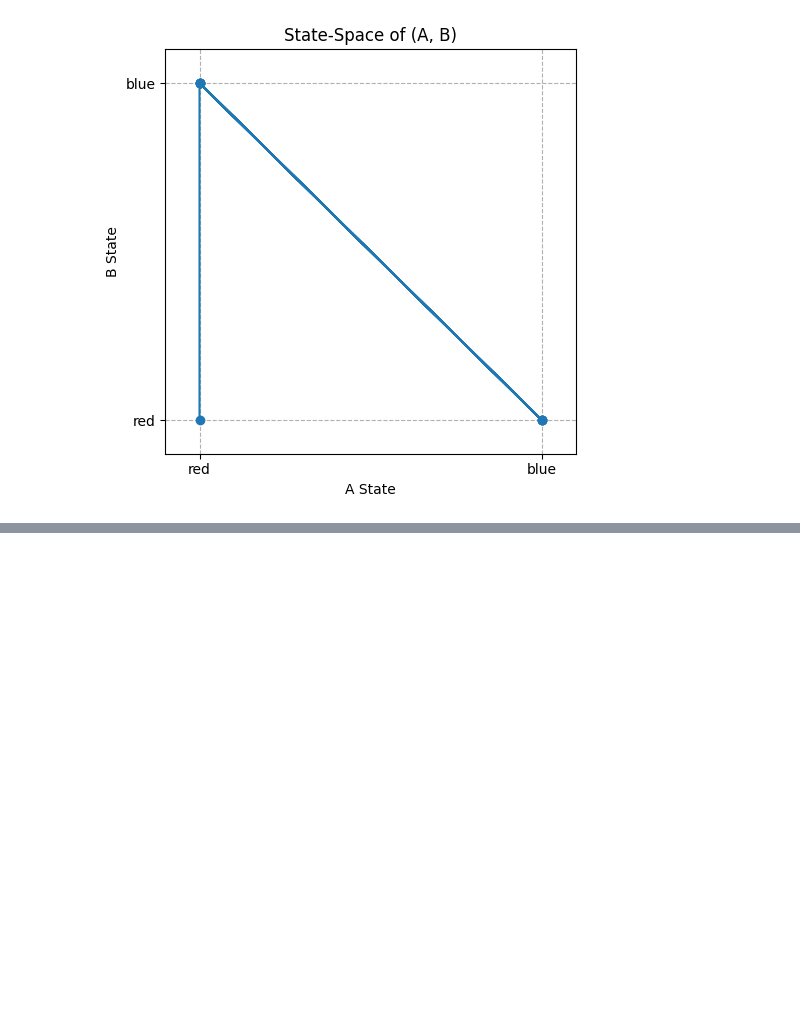
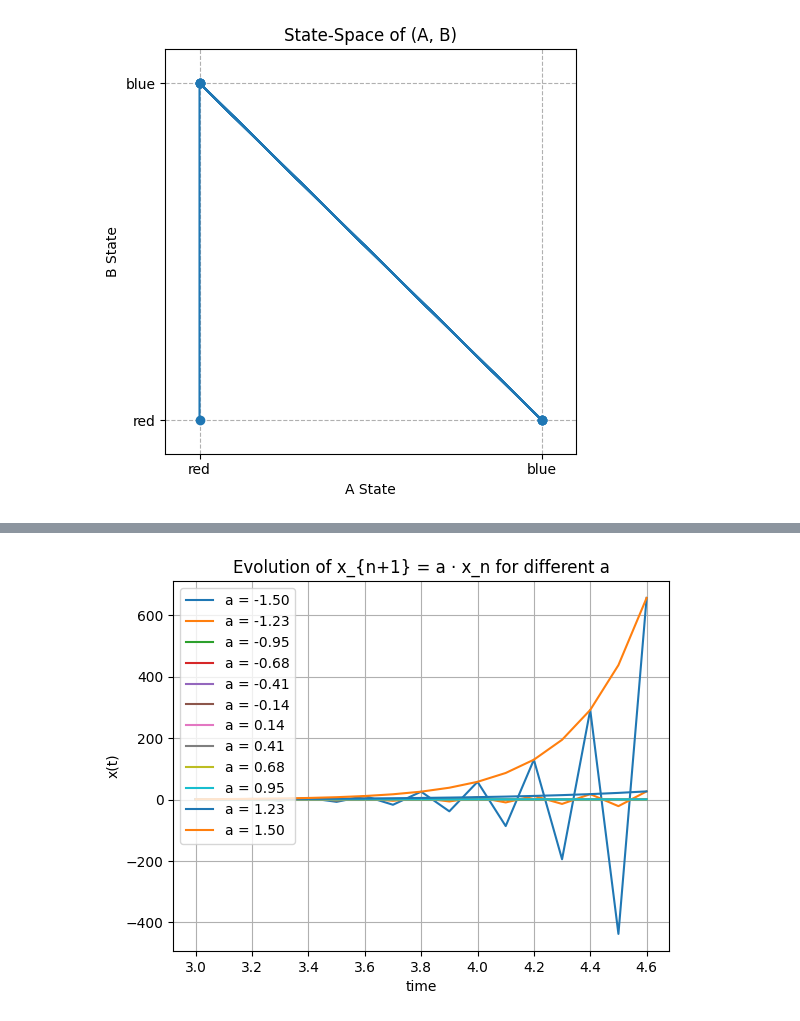
Before and after one commit to SearchingAlpha/mathematical-modelling-and-computer-science, a Jupyter notebook: 4_Discrete-time_models_I_Modeling/page.ipynb, the cells around one changed output, grey strips where cells are left out. Cells and saved outputs as stored; diff of their text form; code cells hidden in the pictures; blank space fills up the shorter version.

Commit message:
commit: exercises for discrete time models

```diff
--- a/4_Discrete-time_models_I_Modeling/page.ipynb
+++ b/4_Discrete-time_models_I_Modeling/page.ipynb
@@ -65,0 +101,44 @@ plt.show()
+# %%
+a = linspace(-1.5, 1.5, 12)  # Varying growth rate
+def initialize():
+    global x, result, t, timesteps, t_final
+    x = 1.0
+    result = [x]
+    t = 3.0
+    t_final = 4.5
+    timesteps = [t]
+
+def observe():
+    global x, result, t, timesteps
+    result.append(x)
+    timesteps.append(t)
+
+def update():
+    global x, t
+    x = a * x        # a must be a scalar here
+    t = t + 0.1
+
+for value in a:
+    # Overwrite the global `a` with this single value
+    a = value
+
+    # Initialize state (x, t, etc.)
+    initialize()
+
+    # Step forward in time until t reaches t_final
+    while t < t_final:
+        update()
+        observe()
+
+    # Plot the trajectory for this particular a
+    plt.plot(timesteps, result, label=f"a = {a:.2f}")
+
+# 4. Add labels, legend, grid, and show
+plt.xlabel("time")
+plt.ylabel("x(t)")
+plt.title("Evolution of x_{n+1} = a · x_n for different a")
+plt.legend(loc= 'upper left')
+plt.grid(True)
+plt.show()
+# %% [output]
+[figure, added]
```
Also changed, not shown: parts of 17 cells of this notebook, 2 other files.
